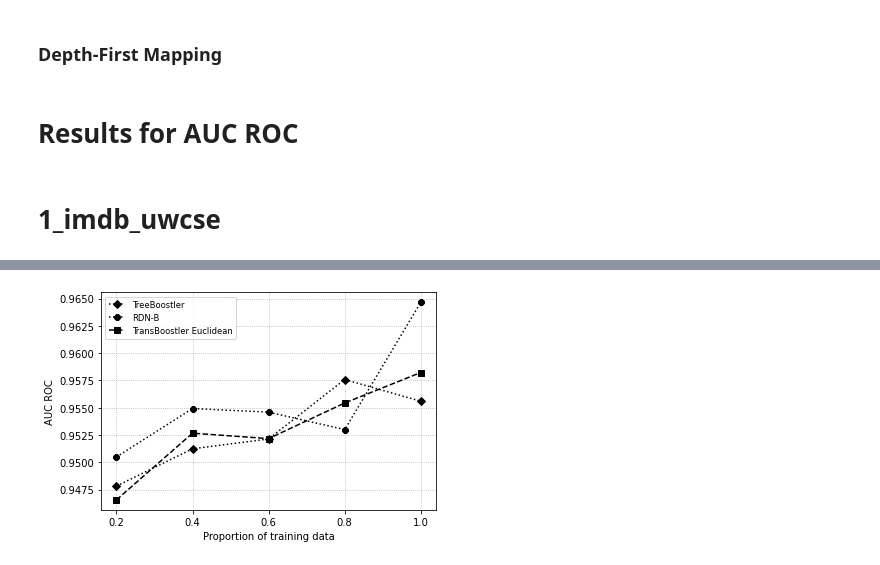
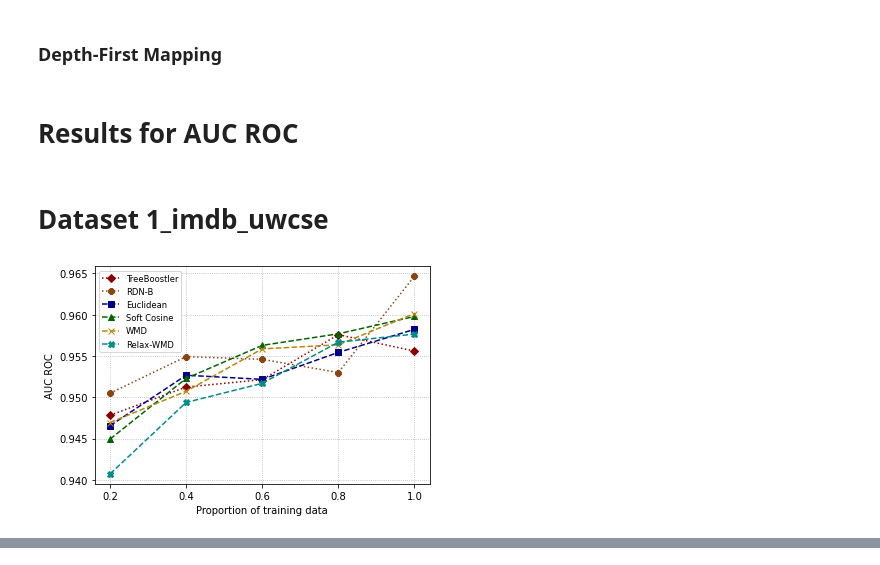
Before and after one commit to MeLLL-UFF/TransBoostler, a Jupyter notebook: 2. Curves Experiments.ipynb, the cells around one changed output, grey strips where cells are left out. Drawn from its saved outputs; the diff is of its cells as text; code cells hidden in the pictures.

```diff
--- a/2. Curves Experiments.ipynb
+++ b/2. Curves Experiments.ipynb
@@ -19,8 +19,8 @@ experiments = [
             ##{'id': '6', 'source':'imdb', 'target':'cora', 'predicate':'workedunder', 'to_predicate':'sametitle', 'arity': 2},
             ##{'id': '5', 'source':'uwcse', 'target':'cora', 'predicate':'advisedby', 'to_predicate':'samevenue', 'arity': 2},
             ##{'id': '6', 'source':'cora', 'target':'uwcse', 'predicate':'samevenue', 'to_predicate':'advisedby', 'arity': 2},
-            #{'id': '7', 'source':'yeast', 'target':'twitter', 'predicate':'proteinclass', 'to_predicate':'accounttype', 'arity': 2},
-            #{'id': '8', 'source':'twitter', 'target':'yeast', 'predicate':'accounttype', 'to_predicate':'proteinclass', 'arity': 2},
+            {'id': '7', 'source':'yeast', 'target':'twitter', 'predicate':'proteinclass', 'to_predicate':'accounttype', 'arity': 2},
+            {'id': '8', 'source':'twitter', 'target':'yeast', 'predicate':'accounttype', 'to_predicate':'proteinclass', 'arity': 2},
             {'id': '9', 'source':'nell_sports', 'target':'nell_finances', 'predicate':'teamplayssport', 'to_predicate':'companyeconomicsector', 'arity': 2},
             {'id': '10', 'source':'nell_finances', 'target':'nell_sports', 'predicate':'companyeconomicsector', 'to_predicate':'teamplayssport', 'arity': 2},
 ]
@@ -84,7 +84,6 @@ for metric in ['AUC ROC', 'AUC PR']:
     for j in range(len(experiments)):
         dataset = experiments[j]['id'] + '_' + experiments[j]['source'] + '_' + experiments[j]['target']
         if dataset in data_euclidean_stopwords:
-            display(Markdown('# ' + dataset))
 
             softcosine_stopwords, softcosine_no_stopwords = [], []
             euclidean_stopwords, euclidean_no_stopwords = [], []
@@ -117,69 +116,65 @@ for metric in ['AUC ROC', 'AUC PR']:
                 if(experiments[j]['id'] != '10'):
                     rdnb = np.array([(np.array([item['amount_'+str(amount)][metric] for item in sublist])).mean() for sublist in rdnb_data[str(dataset)]])
                 else:
                     rdnb = np.array([(np.array([item['rdn_b_'+str(amount)][metric] for item in sublist])).mean() for sublist in rdnb_data[str(dataset)]])
 
                 if(experiments[j]['id'] != '10'):
                     tree.append(treeboostler.mean())
 
                 softcosine_stopwords.append(results_using_stopwords['softcosine'].mean())
                 euclidean_stopwords.append(results_using_stopwords['euclidean'].mean())
                 wmd_stopwords.append(results_using_stopwords['wmd'].mean())
                 relax_wmd_stopwords.append(results_using_stopwords['rwmd'].mean())
 
                 if compare_stopwords:
                     softcosine_no_stopwords.append(results_removing_stopwords['softcosine'].mean())
                     euclidean_no_stopwords.append(results_removing_stopwords['euclidean'].mean())
                     wmd_no_stopwords.append(results_removing_stopwords['wmd'].mean())
                     relax_wmd_no_stopwords.append(results_removing_stopwords['rwmd'].mean())
 
                 rdn_b_p.append(rdnb.mean())
 
-            all_sim_metrics = {}
-            all_sim_metrics['Euclidean'] = euclidean_stopwords
-            all_sim_metrics['SoftCosine'] = euclidean_stopwords
-            all_sim_metrics['WMD'] = wmd_stopwords
-            all_sim_metrics['Relax-WMD'] = relax_wmd_stopwords
+            t = [0.2, 0.4, 0.6, 0.8, 1.0]
+            display(Markdown(f'# Dataset {dataset}'))
 
-            for similarity_metric in sim_metrics_list:
-                t = [0.2, 0.4, 0.6, 0.8, 1.0]
-                display(Markdown(f'# Dataset {dataset} Similarity Metric {similarity_metric}'))
+            fig, ax = plt.subplots()
 
-                fig, ax = plt.subplots()
+            #Baselines
+            if(experiments[j]['id'] != '10'):
+                ax.plot(t, tree, 'D-', linestyle='dotted', color='darkred', label='TreeBoostler')
+            ax.plot(t, rdn_b_p, '8-', linestyle='dotted', color='saddlebrown', label='RDN-B')
 
-                #Baselines
-                if(experiments[j]['id'] != '10'):
-                    ax.plot(t, tree, 'D-', linestyle='dotted', color='k', label='TreeBoostler')
-                ax.plot(t, rdn_b_p, '8-', linestyle='dotted', color='k', label='RDN-B')
+            ax.plot(t, euclidean_stopwords, 's-', linestyle='--', color='darkblue', label='Euclidean')
+            ax.plot(t, softcosine_stopwords, '^-', linestyle='--', color='darkgreen', label='Soft Cosine')
+            ax.plot(t, wmd_stopwords, 'x-', linestyle='--', color='darkgoldenrod', label='WMD')
+            ax.plot(t, relax_wmd_stopwords, 'X-', linestyle='--', color='darkcyan', label='Relax-WMD')
 
-                ax.plot(t, all_sim_metrics[similarity_metric], 's-', linestyle='--', color='k', label=f'TransBoostler {similarity_metric}')
-
-            #ax.plot(t, euclidean, 's-', linestyle='--', color='b', label='Euclidean')
-            #ax.plot(t, softcosine, 's-', linestyle='--', color='r', label='SoftCosine')
-            #ax.plot(t, wmd, 'x-', linestyle='--', color='g', label='WMD')
-            #ax.plot(t, relax_wmd, 'x-', linestyle='--', color='m', label='Relax-WMD')
-
-                if compare_stopwords:
-                    ax.plot(t, euclidean, 's-', linestyle='--', color='b', label='Euclidean No Stopwords')
-                    ax.plot(t, softcosine, 's-', linestyle='--', color='r', label='SoftCosine No Stopwords')
-                    ax.plot(t, wmd, 'x-', linestyle='--', color='g', label='WMD No Stopwords')
-                    ax.plot(t, relax_wmd, 'x-', linestyle='--', color='m', label='Relax-WMD No Stopwords')
+            if compare_stopwords:
+                ax.plot(t, euclidean, 's-', linestyle='--', color='b', label='Euclidean No Stopwords')
+                ax.plot(t, softcosine, 's-', linestyle='--', color='r', label='SoftCosine No Stopwords')
+                ax.plot(t, wmd, 'x-', linestyle='--', color='g', label='WMD No Stopwords')
+                ax.plot(t, relax_wmd, 'x-', linestyle='--', color='m', label='Relax-WMD No Stopwords')
 
 
-                ax.set(xlabel='Proportion of training data', ylabel=metric)
-                ax.grid(linestyle = ':')
-                ax.legend(loc='upper left', fontsize='small', frameon=True)
-                plt.xticks(t,t)
-                plt.show()
+            ax.set(xlabel='Proportion of training data', ylabel=metric)
+            ax.grid(linestyle = ':')
+            ax.legend(loc='upper left', fontsize='small', frameon=True)
+            plt.xticks(t,t)
+            plt.show()
 
-                if not os.path.exists('learning_curves'):
-                    os.makedirs('learning_curves')
-                    os.makedirs('learning_curves/deep')
-                    os.makedirs('learning_curves/most_similar')
-                #plt.show()
-                metric_name = '_'.join(metric.split())
-                fig.savefig(f'learning_curves/{mapping_order}/{dataset}_{metric_name}', bbox_inches='tight')
-                #fig.savefig("learning_curves/{}_{}.pdf".format(dataset, ))
+            if not os.path.exists('learning_curves'):
+                os.makedirs('learning_curves')
+                os.makedirs('learning_curves/deep')
+                os.makedirs('learning_curves/deep/AUC_ROC')
+                os.makedirs('learning_curves/deep/AUC_PR')
+                os.makedirs('learning_curves/most_similar')
+                os.makedirs('learning_curves/most_similar/AUC_ROC')
+                os.makedirs('learning_curves/most_similar/AUC_PR')
+            #plt.show()
+            metric_name = '_'.join(metric.split())
+            fig.savefig(f'learning_curves/{mapping_order}/{metric_name}/{dataset}.pdf', bbox_inches='tight')
+            #fig.savefig("learning_curves/{}_{}.pdf".format(dataset, ))
 # %% [output]
 # Results for AUC ROC
-# 1_imdb_uwcse
+# Dataset 1_imdb_uwcse
+[figure, new version]
@@ -187 +181,0 @@ for metric in ['AUC ROC', 'AUC PR']:
-[figure, old version]
```
Also changed, not shown: parts of 1 cell of this notebook, 2 other files.
